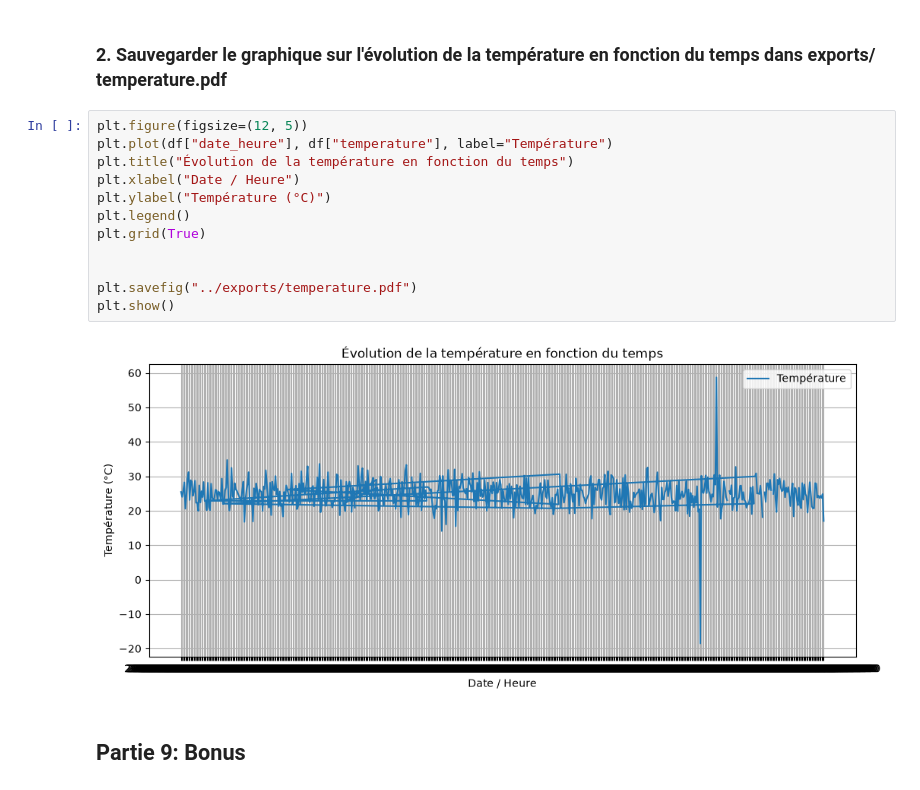
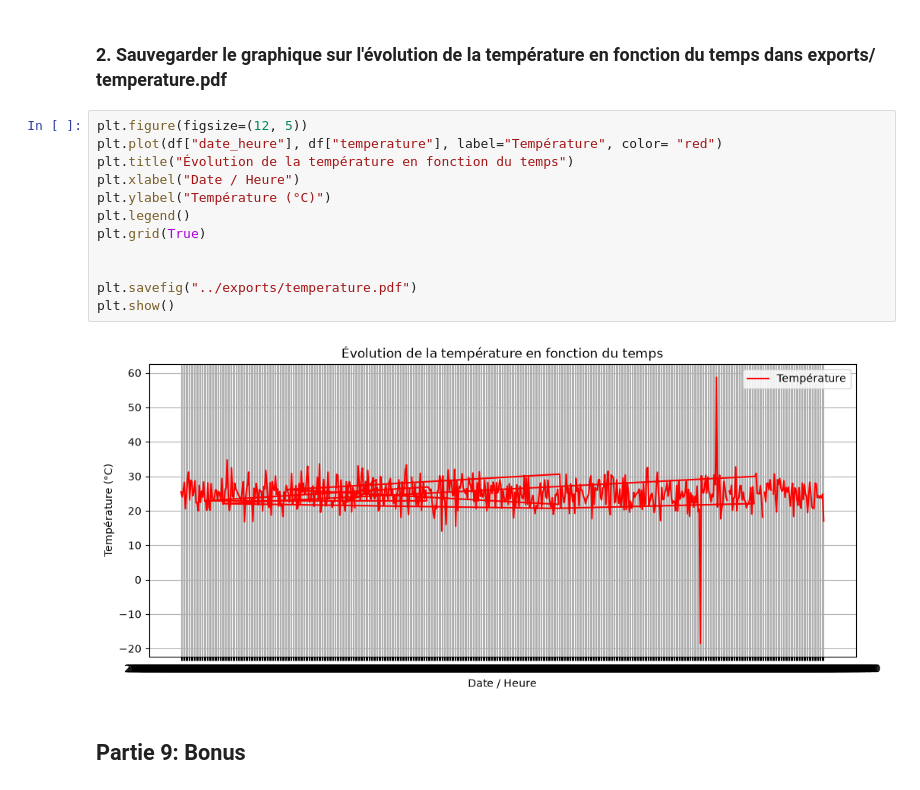
Before and after one commit to sinendoye/atelier_matplotlib_iot, a Jupyter notebook: notebooks/atelier_matplotlib_iot.ipynb, the cells around one changed output. Cells and saved outputs as stored; diff of their text form.

```diff
--- a/notebooks/atelier_matplotlib_iot.ipynb
+++ b/notebooks/atelier_matplotlib_iot.ipynb
@@ -319,18 +332,18 @@ plt.show()
 ### 2. Sauvegarder le graphique sur l'évolution de la température en fonction du temps dans exports/ temperature.pdf
 # %%
 plt.figure(figsize=(12, 5))
-plt.plot(df["date_heure"], df["temperature"], label="Température")
+plt.plot(df["date_heure"], df["temperature"], label="Température", color= "red")
 plt.title("Évolution de la température en fonction du temps")
 plt.xlabel("Date / Heure")
 plt.ylabel("Température (°C)")
 plt.legend()
 plt.grid(True)
 
 
 plt.savefig("../exports/temperature.pdf")
 plt.show()
 # %% [output]
-[figure, old version]
+[figure, new version]
 # %% [markdown]
 ## Partie 9: Bonus
 # %% [markdown]
```
Also changed, not shown: parts of 2 cells of this notebook, 4 other files.
